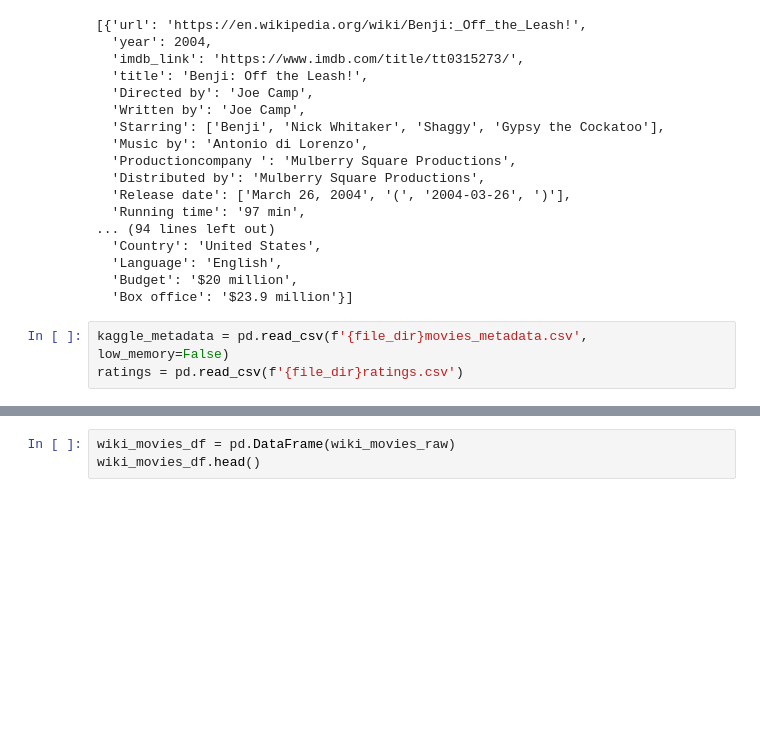
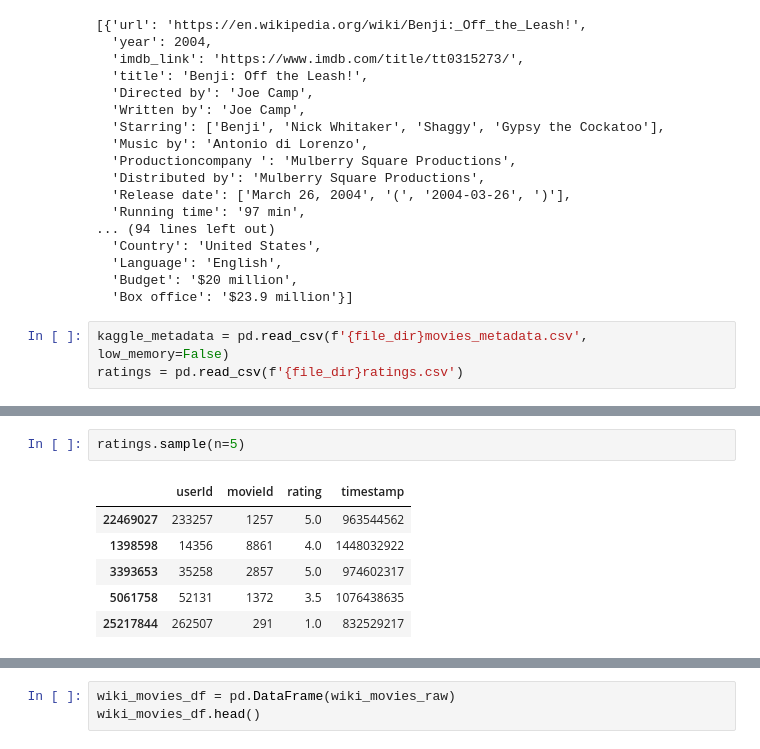
Before and after one commit to annette-blackburn/Movies-ETL, a Jupyter notebook: ETL.ipynb, the cells around one changed output, grey strips where cells are left out. Cells and saved outputs as stored; diff of their text form; blank space fills up the shorter version.

```diff
--- a/ETL.ipynb
+++ b/ETL.ipynb
@@ -79,0 +99,9 @@ ratings = pd.read_csv(f'{file_dir}ratings.csv')
+# %%
+ratings.sample(n=5)
+# %% [output]
+|  | userId | movieId | rating | timestamp |
+| 22469027 | 233257 | 1257 | 5.0 | 963544562 |
+| 1398598 | 14356 | 8861 | 4.0 | 1448032922 |
+| 3393653 | 35258 | 2857 | 5.0 | 974602317 |
+| 5061758 | 52131 | 1372 | 3.5 | 1076438635 |
+| 25217844 | 262507 | 291 | 1.0 | 832529217 |
```
Also changed, not shown: parts of 6 cells of this notebook.
